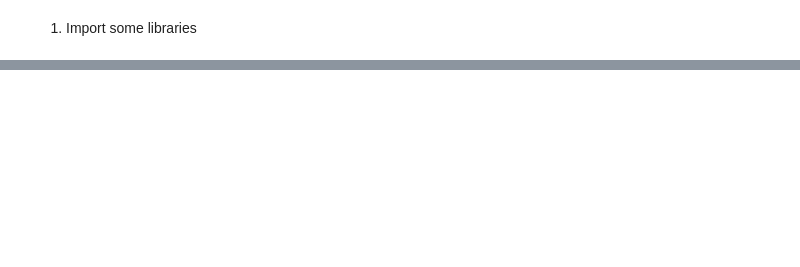
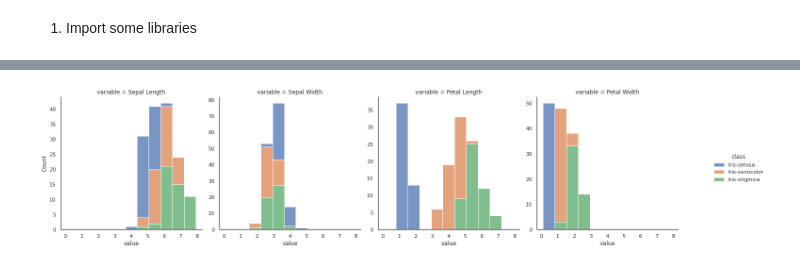
Before and after one commit to fod/pands-project2021, a Jupyter notebook: iris_analysis.ipynb, the cells around one changed output, grey strips where cells are left out. Cells and saved outputs as stored; diff of their text form; code cells hidden in the pictures; blank space fills up the shorter version.

Commit message:
Notes and histograms in notebook

```diff
--- a/iris_analysis.ipynb
+++ b/iris_analysis.ipynb
@@ -60,0 +58,15 @@ g.map(sns.histplot, "value")
+# %%
+h = sns.displot(data=iris_long,
+                x="value",
+                col="variable",
+                multiple="stack",
+                kind="hist",
+                hue="class",
+                facet_kws=dict(
+                    sharex=False,
+                    sharey=False,
+                    margin_titles=True
+                )
+               )
+# %% [output]
+[figure, added]
```
Also changed, not shown: parts of 20 cells of this notebook.
